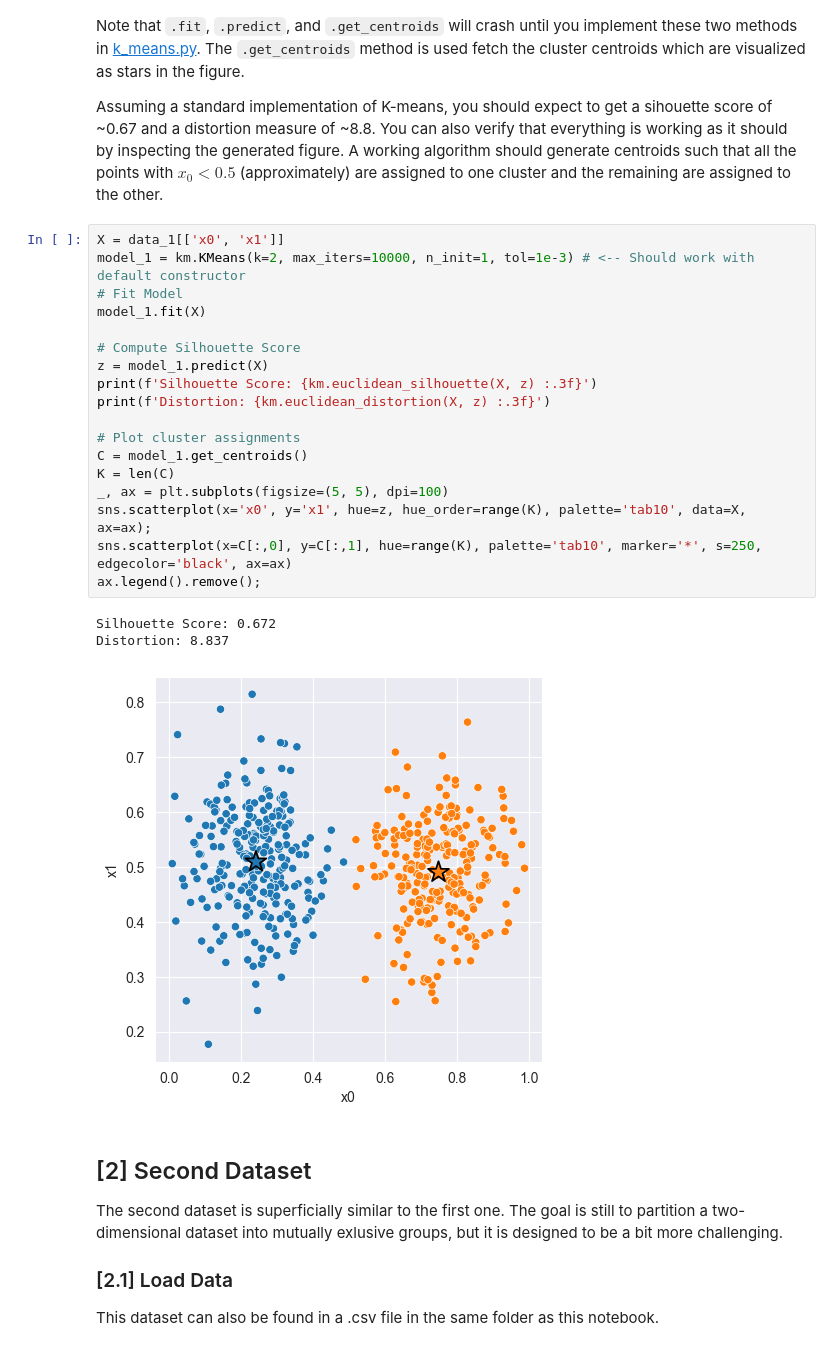
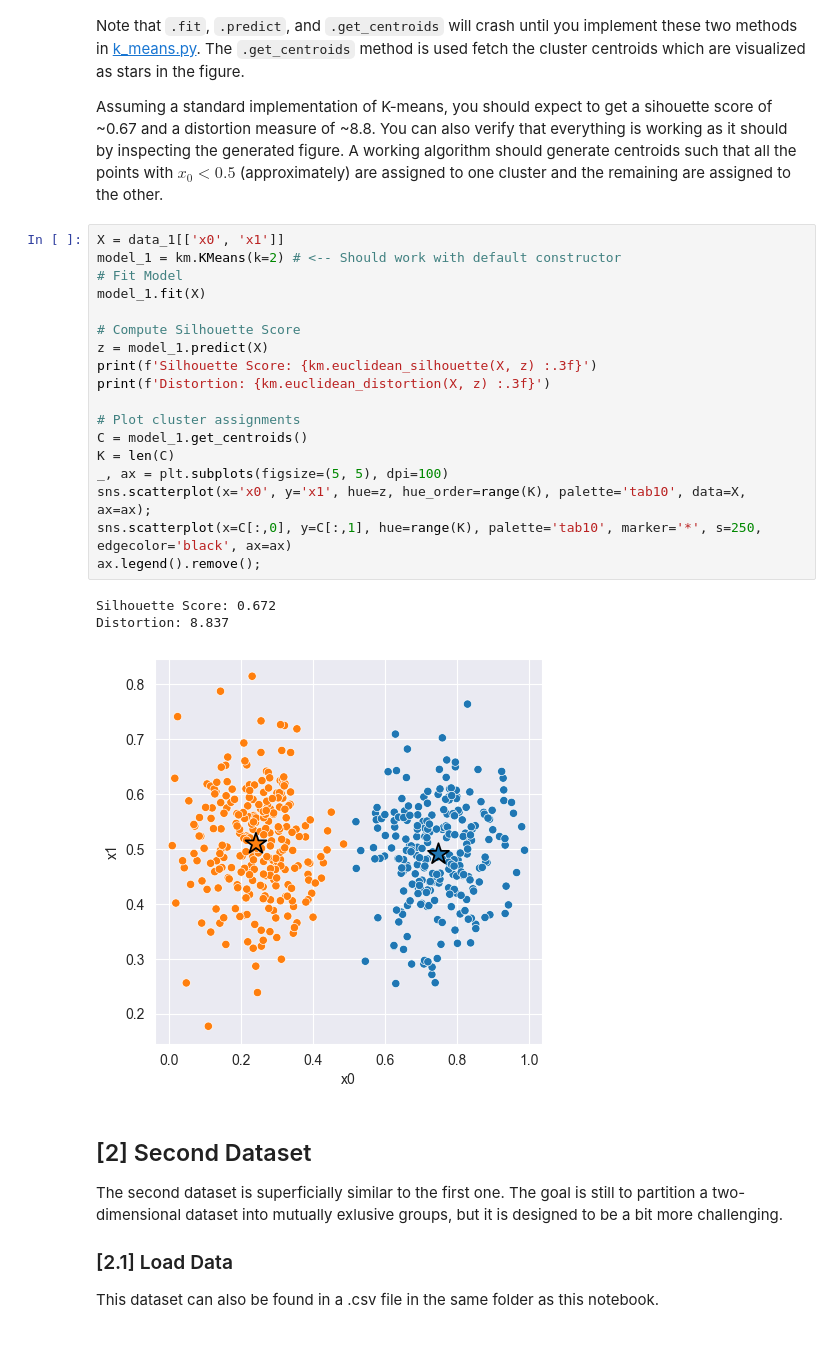
Before and after one commit to taheeraahmed/tdt4173, a Jupyter notebook: IA/k_means/experiment.ipynb, the cells around one changed output. Saved outputs shown, nothing was run; the diff lists cells and outputs as text.

```diff
--- a/IA/k_means/experiment.ipynb
+++ b/IA/k_means/experiment.ipynb
@@ -72,26 +72,26 @@ Note that `.fit`, `.predict`, and `.get_centroids` will crash until you implemen
 Assuming a standard implementation of K-means, you should expect to get a sihouette score of ~0.67 and a distortion measure of ~8.8. You can also verify that everything is working as it should by inspecting the generated figure. A working algorithm should generate centroids such that all the points with $x_0 < 0.5$ (approximately) are assigned to one cluster and the remaining are assigned to the other.
 # %%
 X = data_1[['x0', 'x1']]
-model_1 = km.KMeans(k=2, max_iters=10000, n_init=1, tol=1e-3) # <-- Should work with default constructor
+model_1 = km.KMeans(k=2) # <-- Should work with default constructor
 # Fit Model
 model_1.fit(X)
 
 # Compute Silhouette Score
 z = model_1.predict(X)
 print(f'Silhouette Score: {km.euclidean_silhouette(X, z) :.3f}')
 print(f'Distortion: {km.euclidean_distortion(X, z) :.3f}')
 
 # Plot cluster assignments
 C = model_1.get_centroids()
 K = len(C)
 _, ax = plt.subplots(figsize=(5, 5), dpi=100)
 sns.scatterplot(x='x0', y='x1', hue=z, hue_order=range(K), palette='tab10', data=X, ax=ax);
 sns.scatterplot(x=C[:,0], y=C[:,1], hue=range(K), palette='tab10', marker='*', s=250, edgecolor='black', ax=ax)
 ax.legend().remove();
 # %% [output]
 Silhouette Score: 0.672
 Distortion: 8.837
-[figure, old version]
+[figure, new version]
 # %% [markdown]
 ## [2] Second Dataset
 
```
Also changed, not shown: parts of 1 cell of this notebook, 1 other file.
